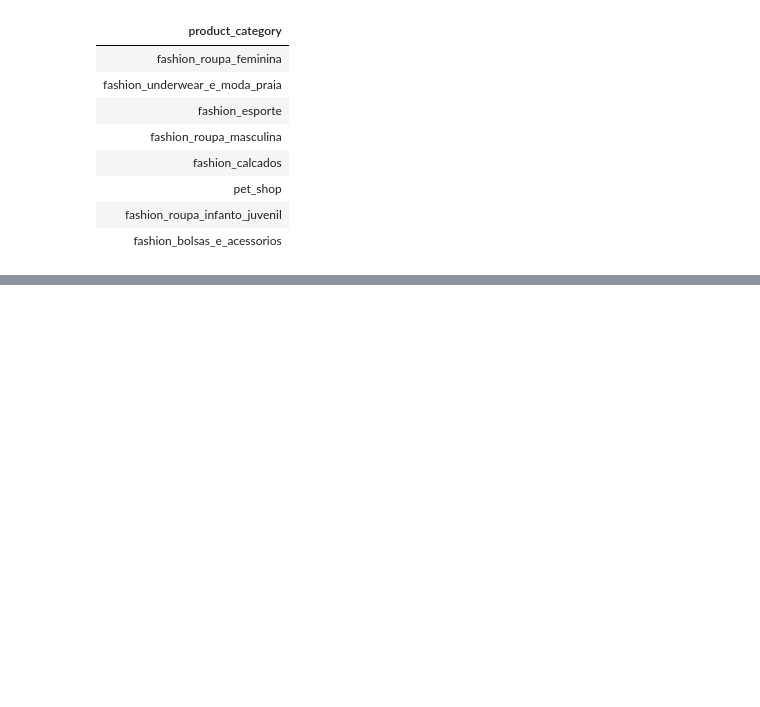
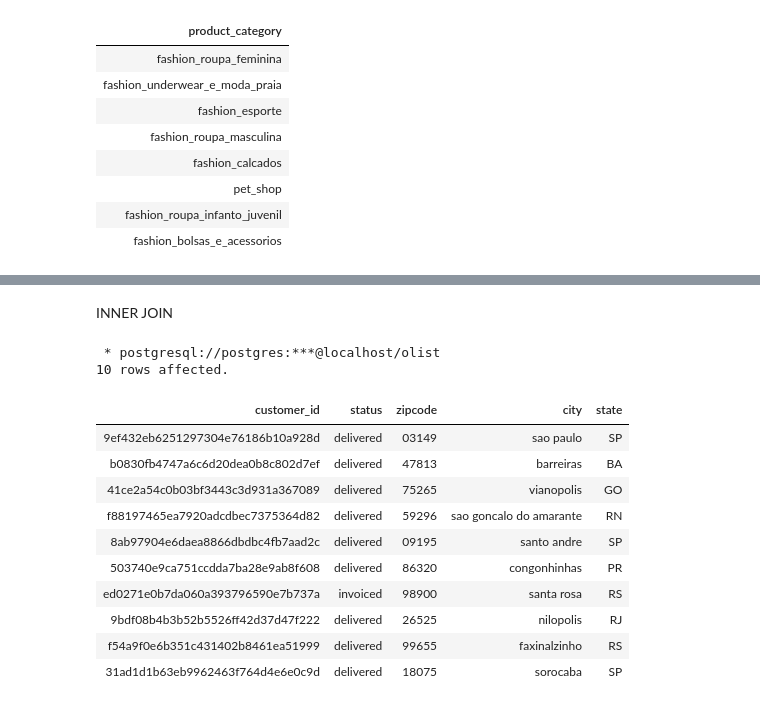
Before and after one commit to nabeel-io/olist_database_analysis, a Jupyter notebook: Untitled.ipynb, the cells around one changed output, grey strips where cells are left out. Drawn from its saved outputs; the diff is of its cells as text; code cells hidden in the pictures; blank space fills up the shorter version.

```diff
--- a/Untitled.ipynb
+++ b/Untitled.ipynb
@@ -164,3 +164,28 @@ ORDER BY product_length_cm DESC;
 | c9d067f785507045799795719e6e6131 | esporte_lazer | 57 | 1260 | 4 | ... |
 | c43704bc45a1f1a58de5d2b5ba0b0d12 | moveis_decoracao | 36 | 213 | 2 | ... |
 | d7f8b7443f6ae5796dabe493521a1e79 | industria_comercio_e_negocios | 56 | 2029 | 2 | ... |
+# %% [markdown]
+INNER JOIN
+# %%
+%%sql
+SELECT orders.customer_id, orders.order_status AS status,
+       customers.customer_zipcode AS zipcode,
+       customers.customer_city AS city,
+       customers.customer_state as state
+FROM orders JOIN customers
+ON orders.customer_id  = customers.customer_id
+LIMIT 10;
+# %% [output]
+ * postgresql://postgres:***@localhost/olist
+10 rows affected.
+| customer_id | status | zipcode | city | state |
+| 9ef432eb6251297304e76186b10a928d | delivered | 03149 | sao paulo | SP |
+| b0830fb4747a6c6d20dea0b8c802d7ef | delivered | 47813 | barreiras | BA |
+| 41ce2a54c0b03bf3443c3d931a367089 | delivered | 75265 | vianopolis | GO |
+| f88197465ea7920adcdbec7375364d82 | delivered | 59296 | sao goncalo do amarante | RN |
+| 8ab97904e6daea8866dbdbc4fb7aad2c | delivered | 09195 | santo andre | SP |
+| 503740e9ca751ccdda7ba28e9ab8f608 | delivered | 86320 | congonhinhas | PR |
+| ed0271e0b7da060a393796590e7b737a | invoiced | 98900 | santa rosa | RS |
+| 9bdf08b4b3b52b5526ff42d37d47f222 | delivered | 26525 | nilopolis | RJ |
+| f54a9f0e6b351c431402b8461ea51999 | delivered | 99655 | faxinalzinho | RS |
+| 31ad1d1b63eb9962463f764d4e6e0c9d | delivered | 18075 | sorocaba | SP |
```
Also changed, not shown: parts of 10 cells of this notebook.
